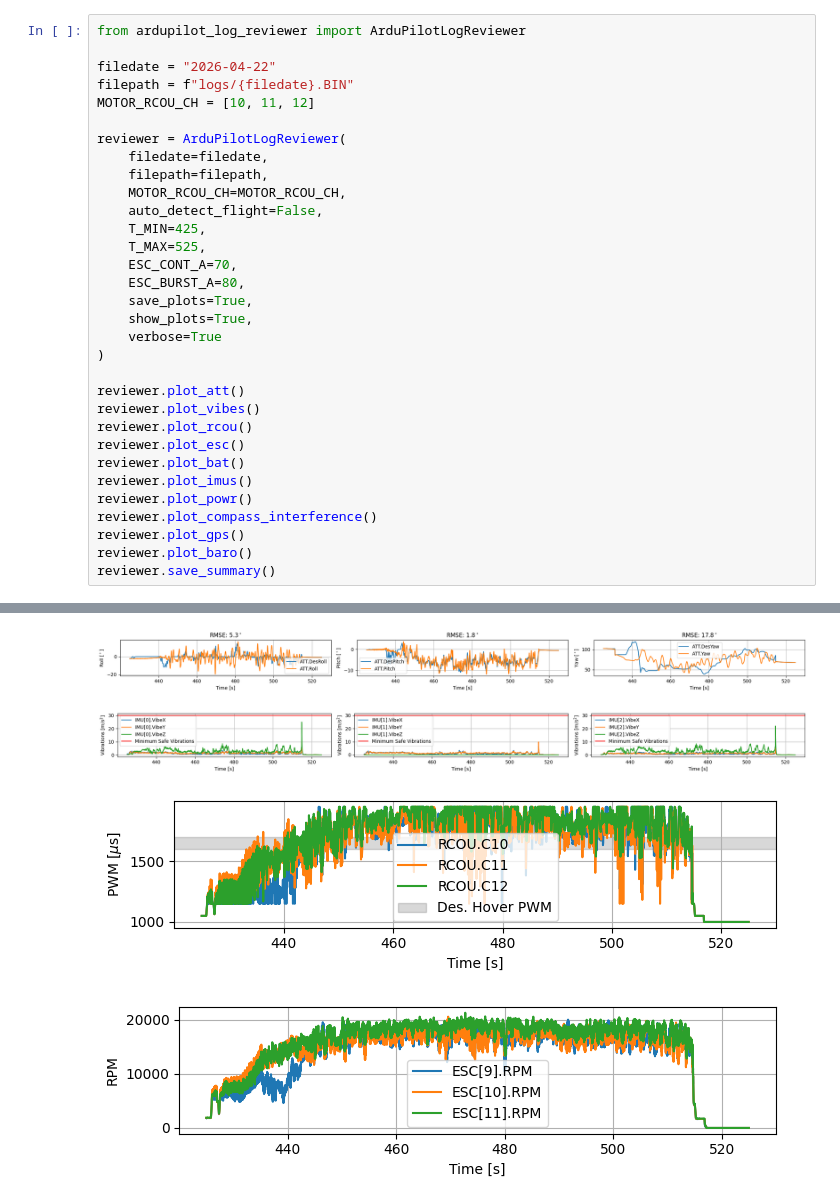
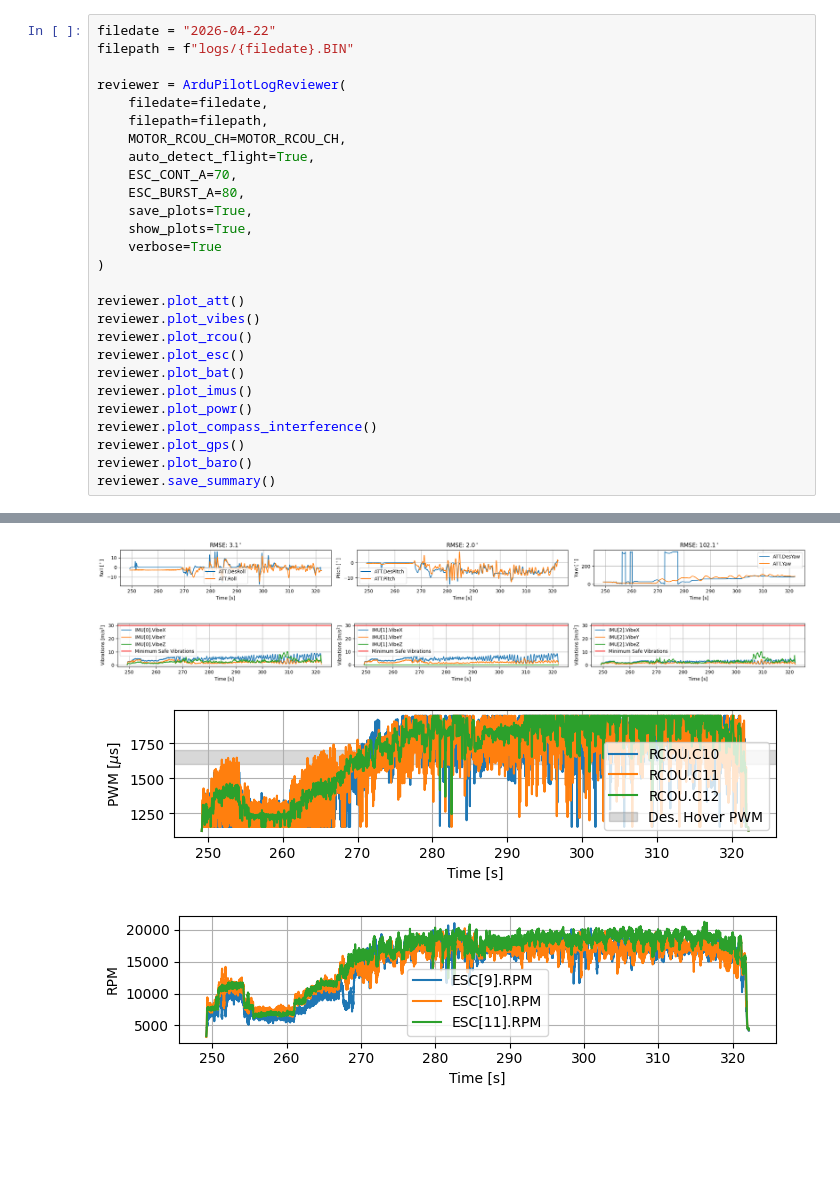
Before and after one commit to SukhbirMahal1/ArduPilotLogReviewer, a Jupyter notebook: examples/example_normal_log_review.ipynb, the cells around one changed output, grey strips where cells are left out. Cells and saved outputs as stored; diff of their text form; blank space fills up the shorter version.

```diff
--- a/examples/example_normal_log_review.ipynb
+++ b/examples/example_normal_log_review.ipynb
@@ -1,17 +37,12 @@
 # %%
-from ardupilot_log_reviewer import ArduPilotLogReviewer
-
 filedate = "2026-04-22"
 filepath = f"logs/{filedate}.BIN"
-MOTOR_RCOU_CH = [10, 11, 12]
 
 reviewer = ArduPilotLogReviewer(
     filedate=filedate,
     filepath=filepath,
     MOTOR_RCOU_CH=MOTOR_RCOU_CH,
-    auto_detect_flight=False,
-    T_MIN=425,
-    T_MAX=525,
+    auto_detect_flight=True,
     ESC_CONT_A=70,
     ESC_BURST_A=80,
     save_plots=True,
@@ -36,19 +67,19 @@ Flight Window: 425.0s - 525.0s (Duration: 100.0s)
 Plotting ATT...
 Saving CSV ATT_2026-04-22.csv...
 Saving Plot ATT_2026-04-22.png...
 Plotting VIBE...
 Saving CSV VIBE[0]_2026-04-22.csv...
 Saving CSV VIBE[1]_2026-04-22.csv...
 Saving CSV VIBE[2]_2026-04-22.csv...
 Saving Plot VIBE_2026-04-22.png...
 Plotting RCOU...
 Saving CSV RCOU_2026-04-22.csv...
 ... (26 lines left out)
 Saving CSV BARO[1]_2026-04-22.csv...
 Saving Plot BARO_2026-04-22.png...
 Generating Summary...
 Saving SUMMARY_2026-04-22.txt...
-[figure, old version]
+[figure, new version]
-[figure, old version]
+[figure, new version]
-[figure, old version]
+[figure, new version]
-[figure, old version]
+[figure, new version]
```
Also changed, not shown: parts of 2 cells of this notebook, 3 other files.
